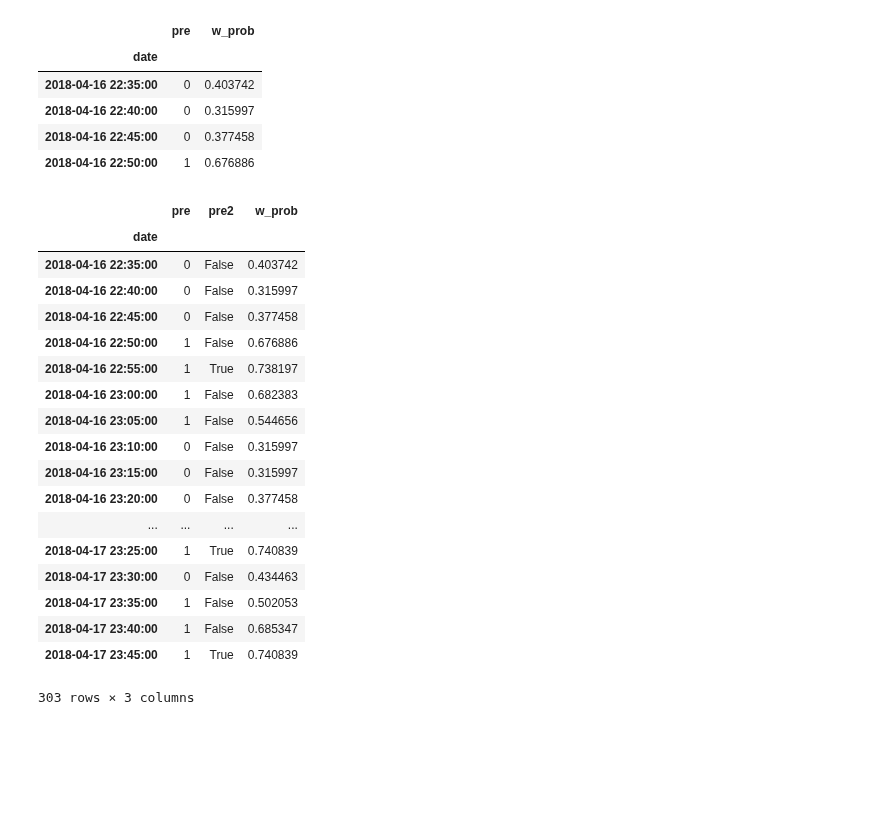
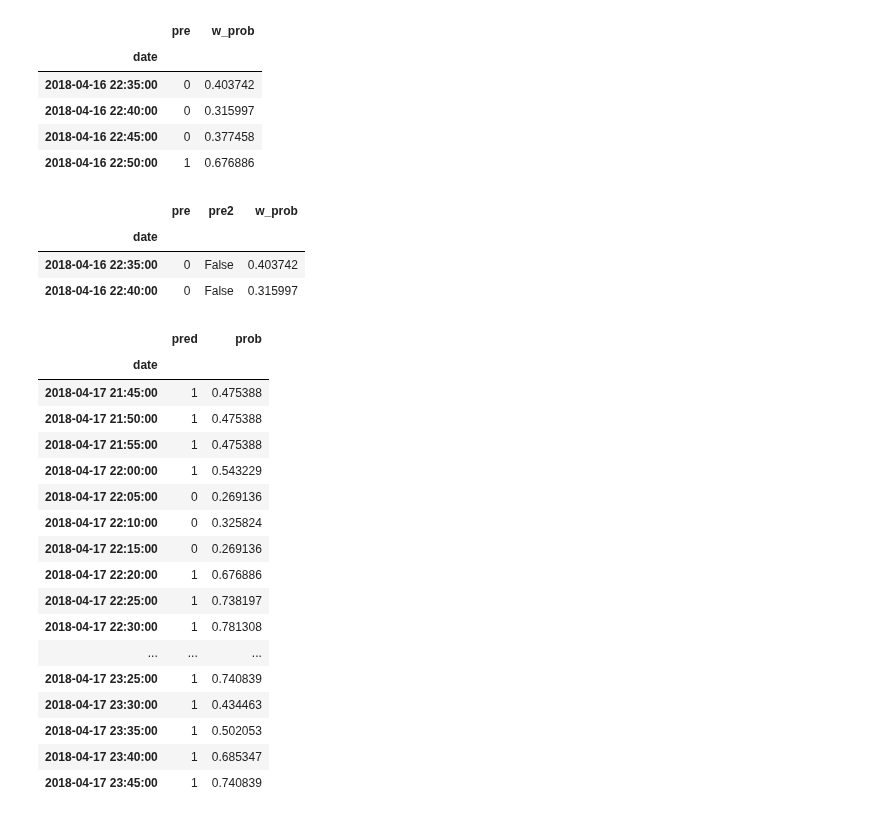
Before and after one commit to ADCryptoSolutions/adcb, a Jupyter notebook: Period_ML_strategy.ipynb, the cells around one changed output. Cells and saved outputs as stored; diff of their text form; code cells hidden in the pictures; blank space fills up the shorter version.

```diff
--- a/Period_ML_strategy.ipynb
+++ b/Period_ML_strategy.ipynb
@@ -175,24 +175,10 @@ w[["pre", "w_prob"]].head(4)
 # %%
 w['pre2'] = w["w_prob"] > 0.7
 
-w[["pre", "pre2","w_prob"]]
+w['prob'] = w['w_prob']
+w[["pre", "pre2","w_prob"]].head(2)
 # %% [output]
 |  | pre | pre2 | w_prob |
 | date |  |  |  |
 | 2018-04-16 22:35:00 | 0 | False | 0.403742 |
 | 2018-04-16 22:40:00 | 0 | False | 0.315997 |
-| 2018-04-16 22:45:00 | 0 | False | 0.377458 |
-| 2018-04-16 22:50:00 | 1 | False | 0.676886 |
-| 2018-04-16 22:55:00 | 1 | True | 0.738197 |
-| 2018-04-16 23:00:00 | 1 | False | 0.682383 |
-| 2018-04-16 23:05:00 | 1 | False | 0.544656 |
-| 2018-04-16 23:10:00 | 0 | False | 0.315997 |
-| 2018-04-16 23:15:00 | 0 | False | 0.315997 |
-| 2018-04-16 23:20:00 | 0 | False | 0.377458 |
-| ... | ... | ... | ... |
-| 2018-04-17 23:25:00 | 1 | True | 0.740839 |
-| 2018-04-17 23:30:00 | 0 | False | 0.434463 |
-| 2018-04-17 23:35:00 | 1 | False | 0.502053 |
-| 2018-04-17 23:40:00 | 1 | False | 0.685347 |
-| 2018-04-17 23:45:00 | 1 | True | 0.740839 |
-303 rows × 3 columns
@@ -198,0 +197,22 @@ w[["pre", "pre2","w_prob"]]
+# %%
+prob2trades(w,0.1)
+w[['pred','prob']].tail(25)
+# %% [output]
+|  | pred | prob |
+| date |  |  |
+| 2018-04-17 21:45:00 | 1 | 0.475388 |
+| 2018-04-17 21:50:00 | 1 | 0.475388 |
+| 2018-04-17 21:55:00 | 1 | 0.475388 |
+| 2018-04-17 22:00:00 | 1 | 0.543229 |
+| 2018-04-17 22:05:00 | 0 | 0.269136 |
+| 2018-04-17 22:10:00 | 0 | 0.325824 |
+| 2018-04-17 22:15:00 | 0 | 0.269136 |
+| 2018-04-17 22:20:00 | 1 | 0.676886 |
+| 2018-04-17 22:25:00 | 1 | 0.738197 |
+| 2018-04-17 22:30:00 | 1 | 0.781308 |
+| ... | ... | ... |
+| 2018-04-17 23:25:00 | 1 | 0.740839 |
+| 2018-04-17 23:30:00 | 1 | 0.434463 |
+| 2018-04-17 23:35:00 | 1 | 0.502053 |
+| 2018-04-17 23:40:00 | 1 | 0.685347 |
+| 2018-04-17 23:45:00 | 1 | 0.740839 |
```
Also changed, not shown: parts of 1 cell of this notebook, 5 other files.
